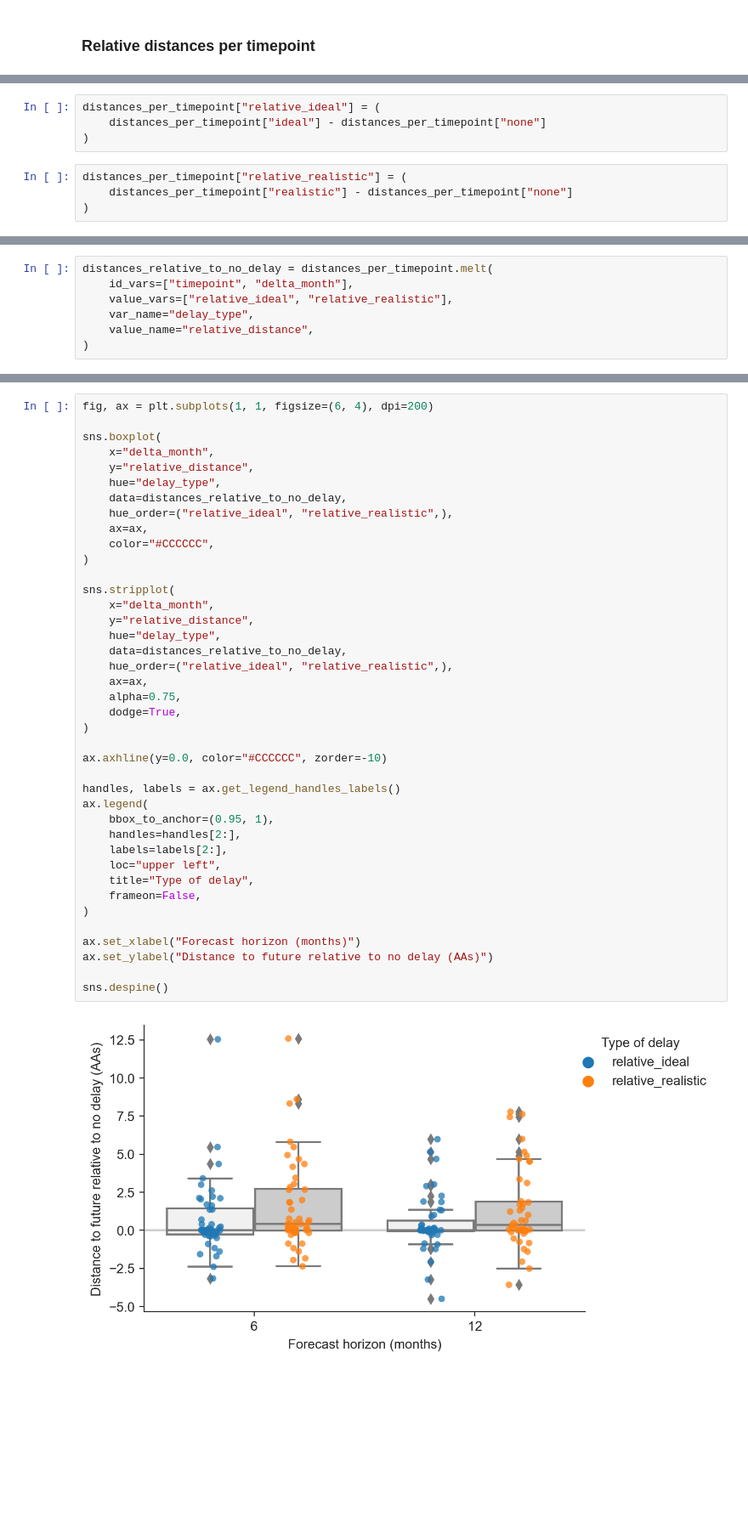
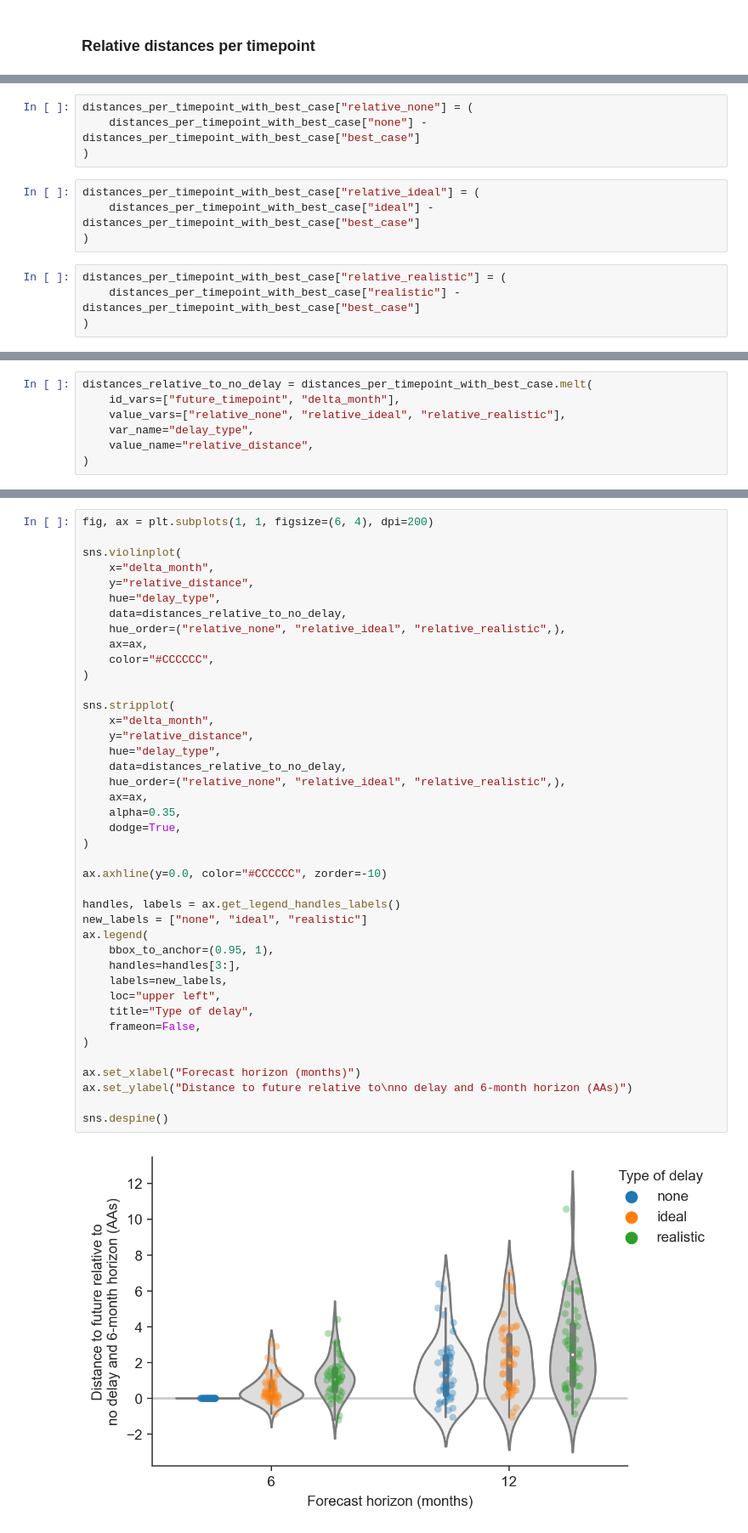
Before and after one commit to blab/flu-forecasting-delays, a Jupyter notebook: notebooks/2022-08-17-plot-distances-for-delayed-populations.ipynb, the cells around one changed output, grey strips where cells are left out. Shown at 85% size. Cells and saved outputs as stored; diff of their text form; blank space fills up the shorter version.

Commit message:
Update distance plots for delayed populations

```diff
--- a/notebooks/2022-08-17-plot-distances-for-delayed-populations.ipynb
+++ b/notebooks/2022-08-17-plot-distances-for-delayed-populations.ipynb
@@ -329,9 +367,13 @@ distances_per_timepoint.head()
+# %%
+distances_per_timepoint_with_best_case["relative_none"] = (
+    distances_per_timepoint_with_best_case["none"] - distances_per_timepoint_with_best_case["best_case"]
+)
 # %%
-distances_per_timepoint["relative_ideal"] = (
-    distances_per_timepoint["ideal"] - distances_per_timepoint["none"]
+distances_per_timepoint_with_best_case["relative_ideal"] = (
+    distances_per_timepoint_with_best_case["ideal"] - distances_per_timepoint_with_best_case["best_case"]
 )
 # %%
-distances_per_timepoint["relative_realistic"] = (
-    distances_per_timepoint["realistic"] - distances_per_timepoint["none"]
+distances_per_timepoint_with_best_case["relative_realistic"] = (
+    distances_per_timepoint_with_best_case["realistic"] - distances_per_timepoint_with_best_case["best_case"]
 )
 # %%
@@ -346,7 +388,7 @@ distances_per_timepoint.head()
 # %%
-distances_relative_to_no_delay = distances_per_timepoint.melt(
-    id_vars=["timepoint", "delta_month"],
-    value_vars=["relative_ideal", "relative_realistic"],
+distances_relative_to_no_delay = distances_per_timepoint_with_best_case.melt(
+    id_vars=["future_timepoint", "delta_month"],
+    value_vars=["relative_none", "relative_ideal", "relative_realistic"],
     var_name="delay_type",
     value_name="relative_distance",
 )
@@ -362,42 +422,43 @@ distances_relative_to_no_delay.head()
 # %%
 fig, ax = plt.subplots(1, 1, figsize=(6, 4), dpi=200)
 
-sns.boxplot(
+sns.violinplot(
     x="delta_month",
     y="relative_distance",
     hue="delay_type",
     data=distances_relative_to_no_delay,
-    hue_order=("relative_ideal", "relative_realistic",),
+    hue_order=("relative_none", "relative_ideal", "relative_realistic",),
     ax=ax,
     color="#CCCCCC",
 )
 
 sns.stripplot(
     x="delta_month",
     y="relative_distance",
     hue="delay_type",
     data=distances_relative_to_no_delay,
-    hue_order=("relative_ideal", "relative_realistic",),
+    hue_order=("relative_none", "relative_ideal", "relative_realistic",),
     ax=ax,
-    alpha=0.75,
+    alpha=0.35,
     dodge=True,
 )
 
 ax.axhline(y=0.0, color="#CCCCCC", zorder=-10)
 
 handles, labels = ax.get_legend_handles_labels()
+new_labels = ["none", "ideal", "realistic"]
 ax.legend(
     bbox_to_anchor=(0.95, 1),
-    handles=handles[2:],
-    labels=labels[2:],
+    handles=handles[3:],
+    labels=new_labels,
     loc="upper left",
     title="Type of delay",
     frameon=False,
 )
 
 ax.set_xlabel("Forecast horizon (months)")
-ax.set_ylabel("Distance to future relative to no delay (AAs)")
+ax.set_ylabel("Distance to future relative to\nno delay and 6-month horizon (AAs)")
 
 sns.despine()
 # %% [output]
-[figure, old version]
+[figure, new version]
```
Also changed, not shown: parts of 43 cells of this notebook.
